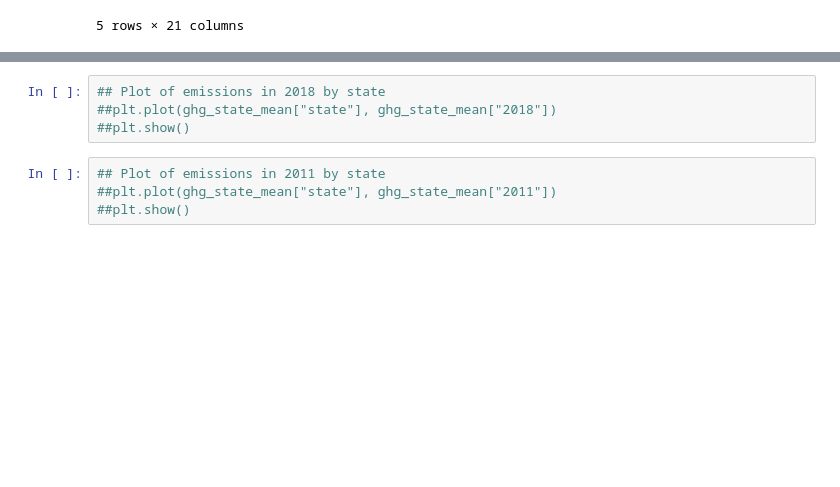
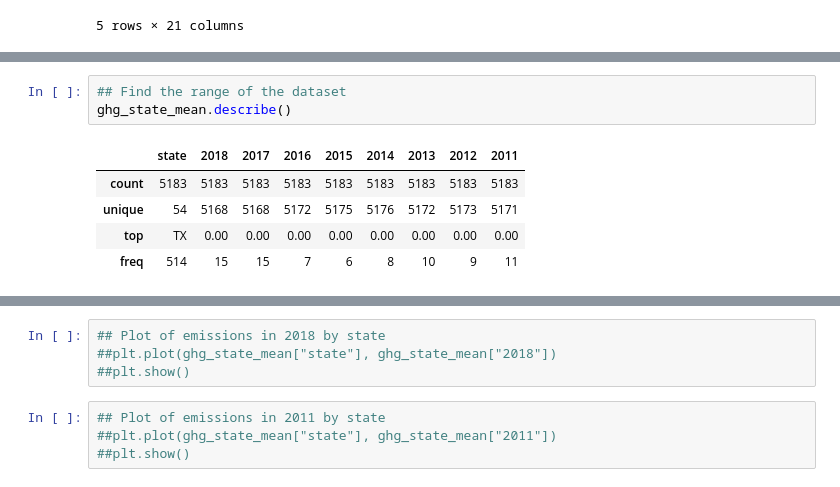
Before and after one commit to ariannacurillo/info2950-finalproject, a Jupyter notebook: Phase 2.ipynb, the cells around one changed output, grey strips where cells are left out. Cells and saved outputs as stored; diff of their text form; blank space fills up the shorter version.

```diff
--- a/Phase 2.ipynb
+++ b/Phase 2.ipynb
@@ -144,0 +156,9 @@ ghg_data.head()
+# %%
+## Find the range of the dataset
+ghg_state_mean.describe()
+# %% [output]
+|  | state | 2018 | 2017 | 2016 | 2015 | 2014 | 2013 | 2012 | 2011 |
+| count | 5183 | 5183 | 5183 | 5183 | 5183 | 5183 | 5183 | 5183 | 5183 |
+| unique | 54 | 5168 | 5168 | 5172 | 5175 | 5176 | 5172 | 5173 | 5171 |
+| top | TX | 0.00 | 0.00 | 0.00 | 0.00 | 0.00 | 0.00 | 0.00 | 0.00 |
+| freq | 514 | 15 | 15 | 7 | 6 | 8 | 10 | 9 | 11 |
```
Also changed, not shown: parts of 11 cells of this notebook.
